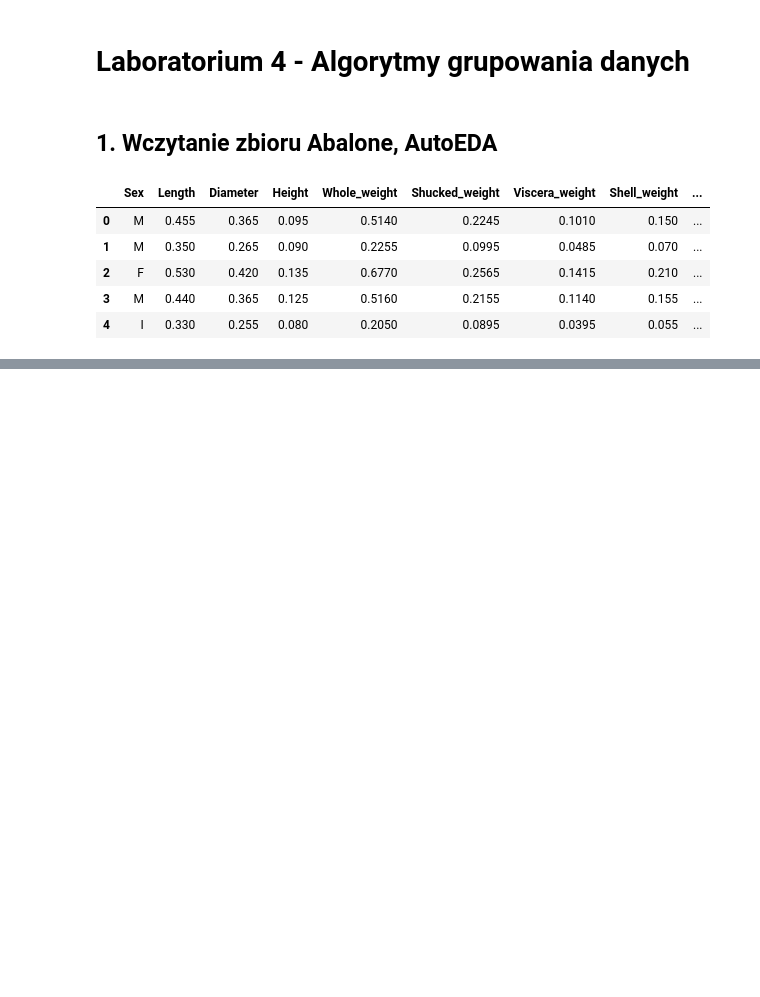
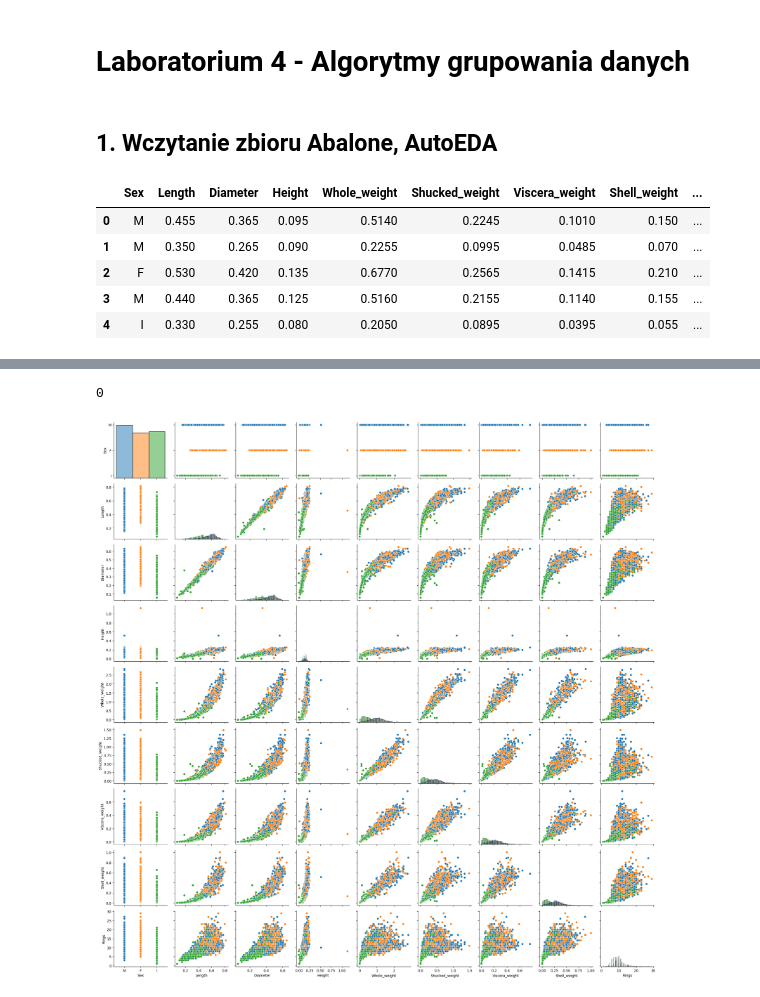
Before and after one commit to mweuro/ML_2024, a Jupyter notebook: task_4/ML_4.ipynb, the cells around one changed output, grey strips where cells are left out. Cells and saved outputs as stored; diff of their text form; code cells hidden in the pictures; blank space fills up the shorter version.

```diff
--- a/task_4/ML_4.ipynb
+++ b/task_4/ML_4.ipynb
@@ -56,0 +62,12 @@ print(abalone.variables)
+# %%
+# Ilość duplikatów
+df.duplicated().sum()
+# %% [output]
+0
+# %%
+g = sns.PairGrid(df, hue = 'Sex', x_vars = df.columns, y_vars = df.columns)
+g.map_diag(sns.histplot)
+g.map_offdiag(sns.scatterplot)
+plt.show()
+# %% [output]
+[figure, added]
```
Also changed, not shown: parts of 21 cells of this notebook, 1 other file.
